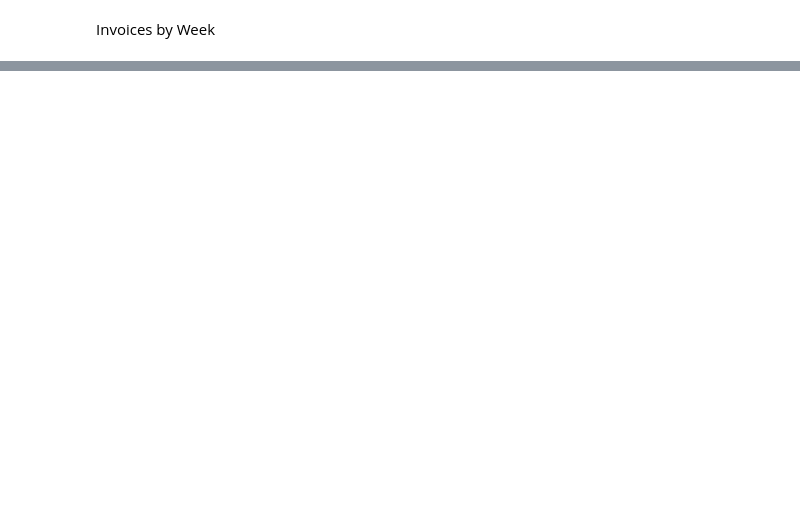
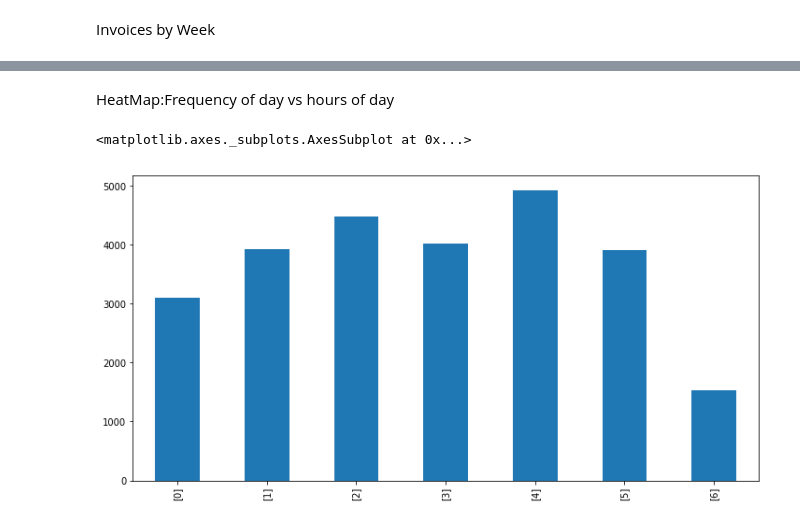
Before and after one commit to rahilshah10/IS, a Jupyter notebook: Zappos/Zappos.ipynb, the cells around one changed output, grey strips where cells are left out. Cells and saved outputs as stored; diff of their text form; code cells hidden in the pictures; blank space fills up the shorter version.

```diff
--- a/Zappos/Zappos.ipynb
+++ b/Zappos/Zappos.ipynb
@@ -408,0 +432,12 @@ I.value_counts().sort_index().plot.bar()
+# %% [markdown]
+HeatMap:Frequency of day vs hours of day
+# %%
+
+
+#[0] ~ Sunday
+plt.figure(figsize=(12,6))
+I = ds.groupby(['InvoiceNo'])['Week_Day'].unique()
+I.value_counts().sort_index().plot.bar()
+# %% [output]
+<matplotlib.axes._subplots.AxesSubplot at 0x...>
+[figure, added]
```
Also changed, not shown: parts of 10 cells of this notebook.
